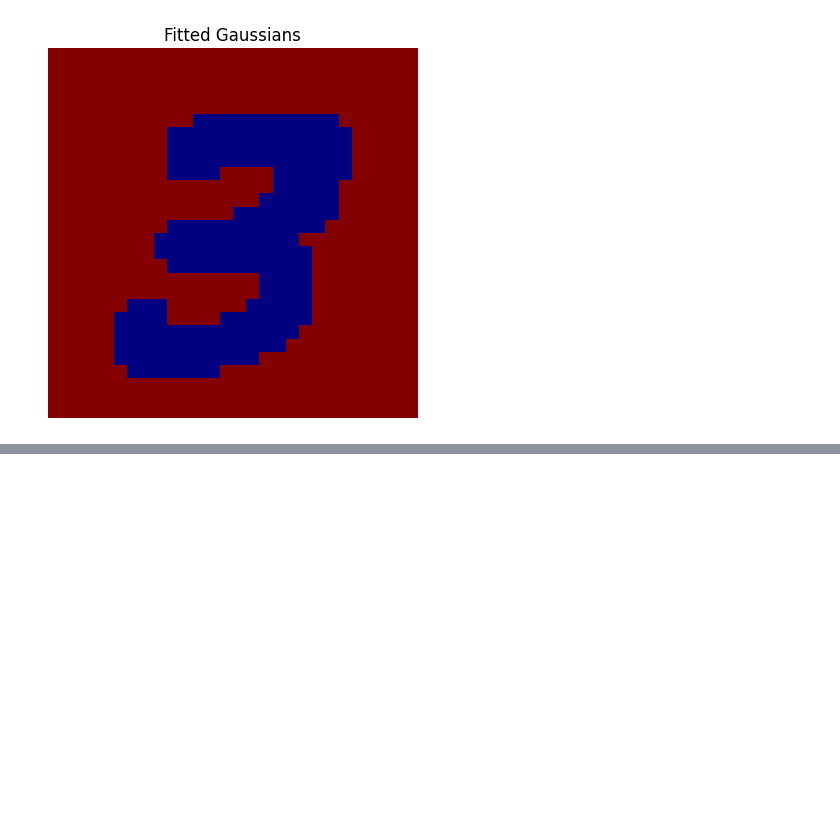
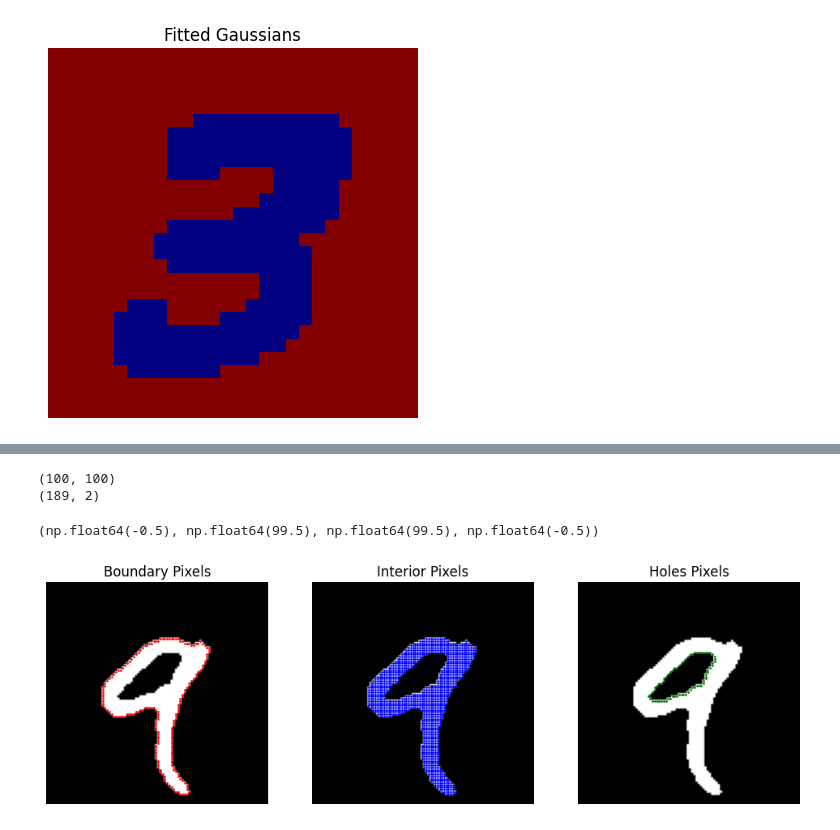
Before and after one commit to ewaMiazga/ai-lab-work, a Jupyter notebook: ransac-hough-mnist-experiments.ipynb, the cells around one changed output, grey strips where cells are left out. Drawn from its saved outputs; the diff is of its cells as text; code cells hidden in the pictures; blank space fills up the shorter version.

```diff
--- a/ransac-hough-mnist-experiments.ipynb
+++ b/ransac-hough-mnist-experiments.ipynb
@@ -940,0 +1571,61 @@ Gaussian 2:
+# %%
+def get_boundary_and_interior_pixels(binary_image):
+    """Extracts boundary and interior pixels separately from a binary image."""
+    contours, _ = cv2.findContours(binary_image, cv2.RETR_TREE, cv2.CHAIN_APPROX_SIMPLE)
+
+    # Get boundary (external) pixels
+    #boundary_pixels = np.vstack(contours).squeeze()
+    contours_img = np.zeros_like(binary_image)
+    cv2.drawContours(contours_img, contours, -1, 255, 1)
+
+    boundary_pixels = np.column_stack(np.where(contours_img == 255))  # All white pixels
+
+    # Get interior pixels: all white pixels minus boundary pixels
+    digit_pixels = np.column_stack(np.where(binary_image == 255))  # All foreground pixels
+    mask = np.all(np.expand_dims(digit_pixels, 1) != boundary_pixels, axis=-1)
+    interior_pixels = digit_pixels[np.any(mask, axis=1)]  # NumPy optimized filtering
+
+    external_img = np.zeros_like(binary_image)
+    external, _ = cv2.findContours(binary_image, cv2.RETR_EXTERNAL, cv2.CHAIN_APPROX_SIMPLE)
+    cv2.drawContours(external_img, external, -1, 255, 1)
+    external_pixels = np.column_stack(np.where(external_img == 255))
+    contours_holes_img = (contours_img - external_img)
+    holes_pixels = np.column_stack(np.where(contours_holes_img == 255))
+    return external_pixels, interior_pixels, holes_pixels
+
+# Load an MNIST digit (9 or 0)
+image = train_images[train_labels == 9][0]  # Change to 0 for digit "0"
+image = cv2.resize(image, (100, 100))  # Resize for better visualization
+_, binary = cv2.threshold(image, 128, 255, cv2.THRESH_BINARY)
+print(binary.shape)
+
+# Extract external and internal pixels
+boundary_pixels, interior_pixels, holes_pixels = get_boundary_and_interior_pixels(binary)
+print(boundary_pixels.shape)
+
+# display boundary pixels and interior pixels
+# Display the boundary and interior pixels
+fig, ax = plt.subplots(1, 3, figsize=(12, 6))
+
+# Display the boundary pixels
+ax[0].imshow(binary, cmap="gray")
+ax[0].scatter(boundary_pixels[:, 1], boundary_pixels[:, 0], s=1, c='red')
+ax[0].set_title("Boundary Pixels")
+ax[0].axis("off")
+
+# Display the interior pixels
+ax[1].imshow(binary, cmap="gray")
+ax[1].scatter(interior_pixels[:, 1], interior_pixels[:, 0], s=1, c='blue')
+ax[1].set_title("Interior Pixels")
+ax[1].axis("off")
+
+# Display the holes pixels
+ax[2].imshow(binary, cmap="gray")
+ax[2].scatter(holes_pixels[:, 1], holes_pixels[:, 0], s=1, c='green')
+ax[2].set_title("Holes Pixels")
+ax[2].axis("off")
+# %% [output]
+(100, 100)
+(189, 2)
+(np.float64(-0.5), np.float64(99.5), np.float64(99.5), np.float64(-0.5))
+[figure, added]
```
Also changed, not shown: parts of 15 cells of this notebook, 1 other file.
